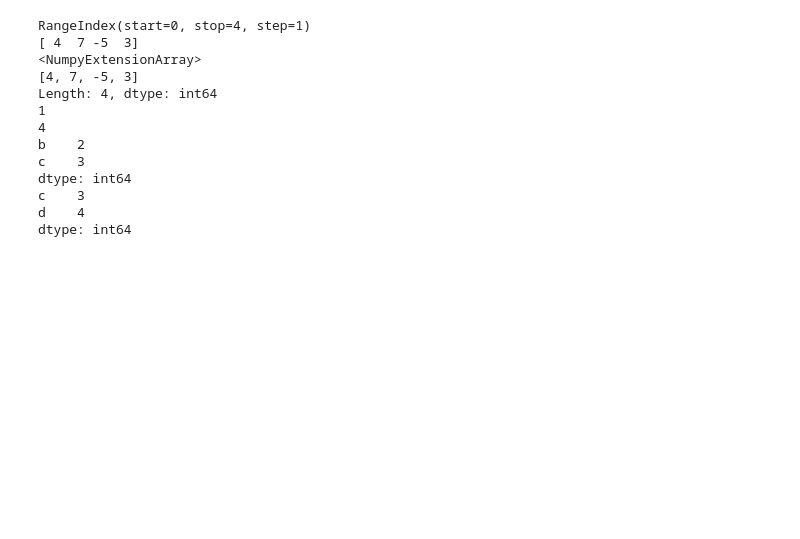
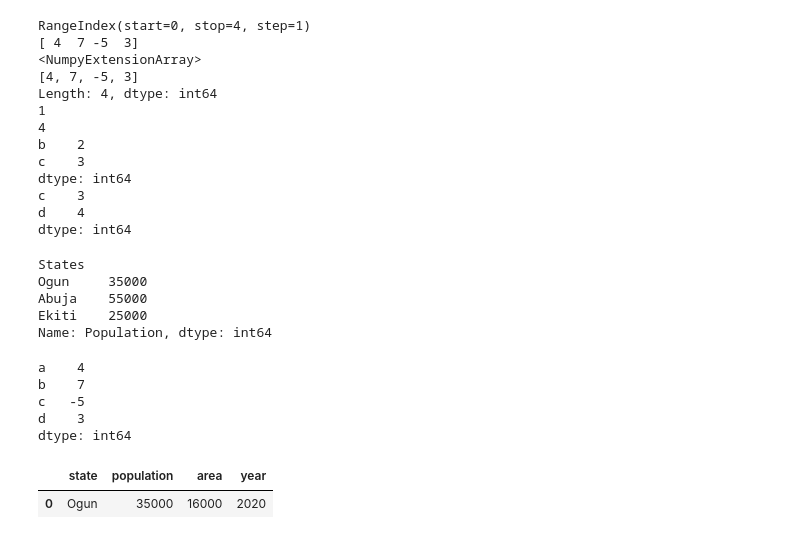
Before and after one commit to BOkungbure/Python, a Jupyter notebook: Data_Analysis/Rough _Work.ipynb, the cells around one changed output. Saved outputs shown, nothing was run; the diff lists cells and outputs as text; code cells hidden in the pictures; blank space fills up the shorter version.

```diff
--- a/Data_Analysis/Rough _Work.ipynb
+++ b/Data_Analysis/Rough _Work.ipynb
@@ -1602,3 +1604,81 @@ dtype: int64
 c    3
 d    4
 dtype: int64
+# %%
+# Checking for membership in the Series index
+1 in obj2
+
+"b" in obj2
+
+sdata = {
+        'Ogun':35000,
+         'Abuja': 55000,
+         'Ekiti': 25000
+         }
+
+obj3 = pd.Series(sdata)
+
+
+obj3
+
+obj3.to_dict()
+
+
+states = ['Cross River', 'Katsina','Bayelsa']
+
+states2 = ['Ogun', 'Abuja', 'Ekiti', 'Lagos']
+
+obj4 = pd.Series(sdata, index=states)
+
+obj4
+
+
+obj5 = pd.Series(sdata, index=states2)
+obj5
+
+
+pd.isna(obj5)
+
+pd.notna(obj5)
+
+
+obj3 + obj4 + obj5
+
+
+obj3.index.name = 'States'
+obj3.name = 'Population'
+
+obj3
+# %% [output]
+States
+Ogun     35000
+Abuja    55000
+Ekiti    25000
+Name: Population, dtype: int64
+# %%
+obj
+
+obj.index = ['a', 'b', 'c', 'd']
+
+obj
+# %% [output]
+a    4
+b    7
+c   -5
+d    3
+dtype: int64
+# %%
+data = {
+    "state": ['Ogun', 'Lagos', 'Abuja', 'Ekiti'],
+    "population": [35000, 140000, 55000, 25000],
+    "area": [16000, 12000, 8000, 5000],
+    "year": [2020, 2020, 2020, 2020]
+}
+
+df = pd.DataFrame(data)
+
+df.tail(1)
+df.head(1)
+# %% [output]
+|  | state | population | area | year |
+| 0 | Ogun | 35000 | 16000 | 2020 |
```
Also changed, not shown: parts of 4 cells of this notebook.
